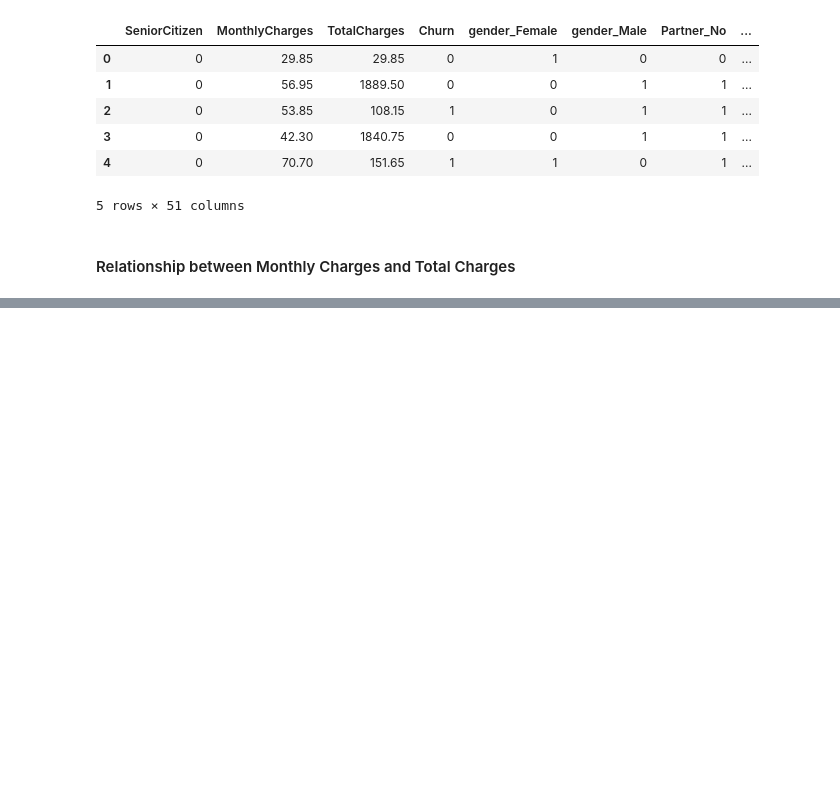
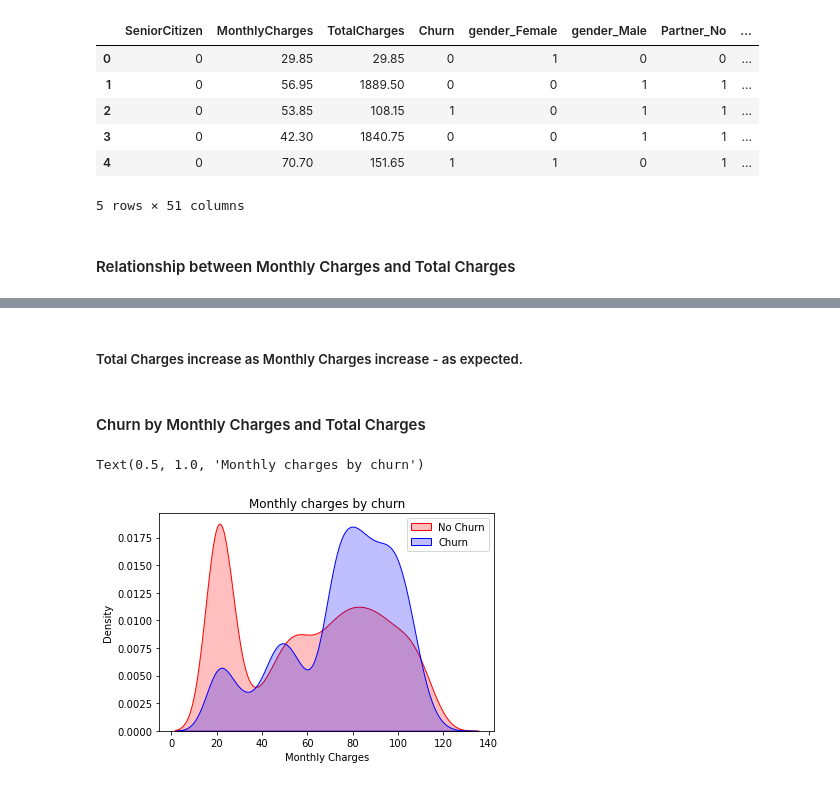
Before and after one commit to rvjh/Churn-Prediction-, a Jupyter notebook: notebook/Churn_Analysis_EDA.ipynb, the cells around one changed output, grey strips where cells are left out. Saved outputs shown, nothing was run; the diff lists cells and outputs as text; code cells hidden in the pictures; blank space fills up the shorter version.

```diff
--- a/notebook/Churn_Analysis_EDA.ipynb
+++ b/notebook/Churn_Analysis_EDA.ipynb
@@ -322,0 +328,16 @@ telco_data_dummies.head()
+# %% [markdown]
+##### Total Charges increase as Monthly Charges increase - as expected.
+# %% [markdown]
+#### Churn by Monthly Charges and Total Charges
+# %%
+Mth = sns.kdeplot(telco_data_dummies.MonthlyCharges[(telco_data_dummies["Churn"] == 0) ],
+                color="Red", shade = True)
+Mth = sns.kdeplot(telco_data_dummies.MonthlyCharges[(telco_data_dummies["Churn"] == 1) ],
+                ax =Mth, color="Blue", shade= True)
+Mth.legend(["No Churn","Churn"],loc='upper right')
+Mth.set_ylabel('Density')
+Mth.set_xlabel('Monthly Charges')
+Mth.set_title('Monthly charges by churn')
+# %% [output]
+Text(0.5, 1.0, 'Monthly charges by churn')
+[figure, added]
```
Also changed, not shown: parts of 19 cells of this notebook.
